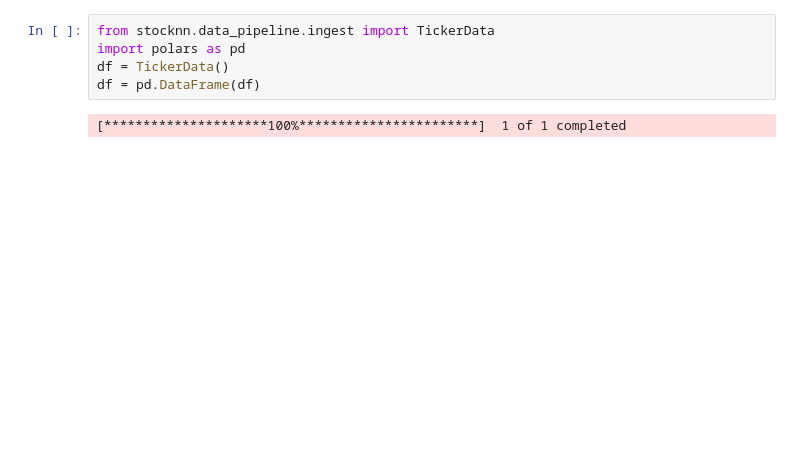
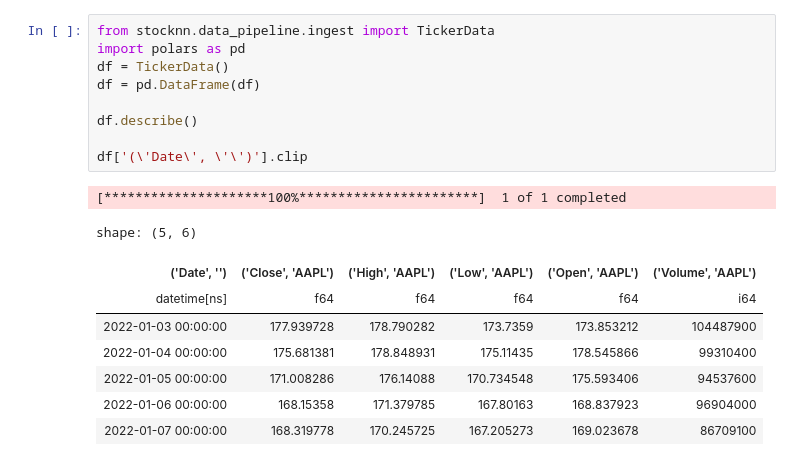
Before and after one commit to AbdollahHosseini/Stock-Predictor-via-Neural-Network, a Jupyter notebook: notebooks/view.ipynb, the cells around one changed output. Drawn from its saved outputs; the diff is of its cells as text; blank space fills up the shorter version.

```diff
--- a/notebooks/view.ipynb
+++ b/notebooks/view.ipynb
@@ -1,8 +1,20 @@
 # %%
 from stocknn.data_pipeline.ingest import TickerData
 import polars as pd
 df = TickerData()
 df = pd.DataFrame(df)
+
+df.describe()
+
+df['(\'Date\', \'\')'].clip
 # %% [output]
 [*********************100%***********************]  1 of 1 completed
+shape: (5, 6)
+| ('Date', '') | ('Close', 'AAPL') | ('High', 'AAPL') | ('Low', 'AAPL') | ('Open', 'AAPL') | ('Volume', 'AAPL') |
+| datetime[ns] | f64 | f64 | f64 | f64 | i64 |
+| 2022-01-03 00:00:00 | 177.939728 | 178.790282 | 173.7359 | 173.853212 | 104487900 |
+| 2022-01-04 00:00:00 | 175.681381 | 178.848931 | 175.11435 | 178.545866 | 99310400 |
+| 2022-01-05 00:00:00 | 171.008286 | 176.14088 | 170.734548 | 175.593406 | 94537600 |
+| 2022-01-06 00:00:00 | 168.15358 | 171.379785 | 167.80163 | 168.837923 | 96904000 |
+| 2022-01-07 00:00:00 | 168.319778 | 170.245725 | 167.205273 | 169.023678 | 86709100 |
 # %%
```
Also changed, not shown: parts of 1 cell of this notebook, 3 other files.
